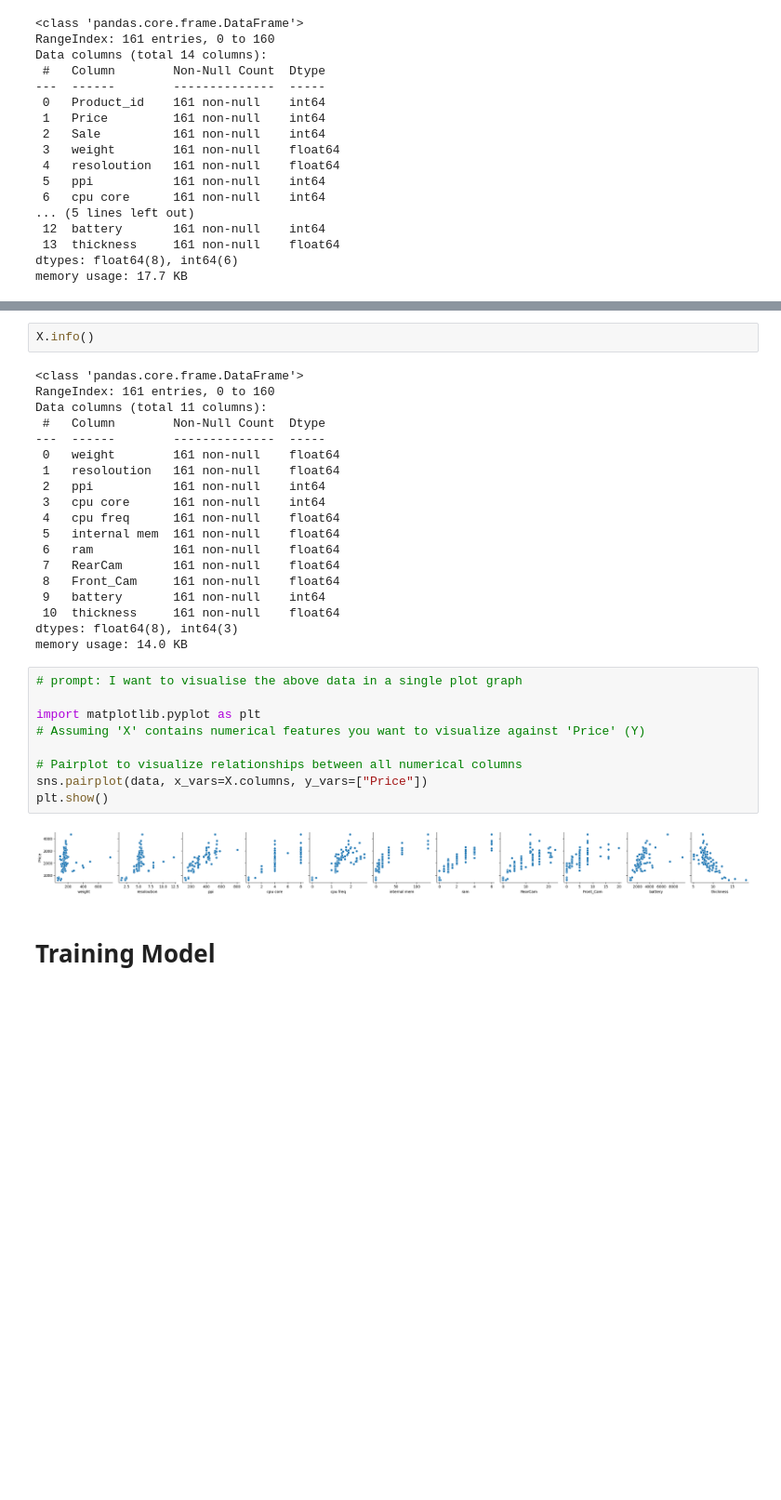
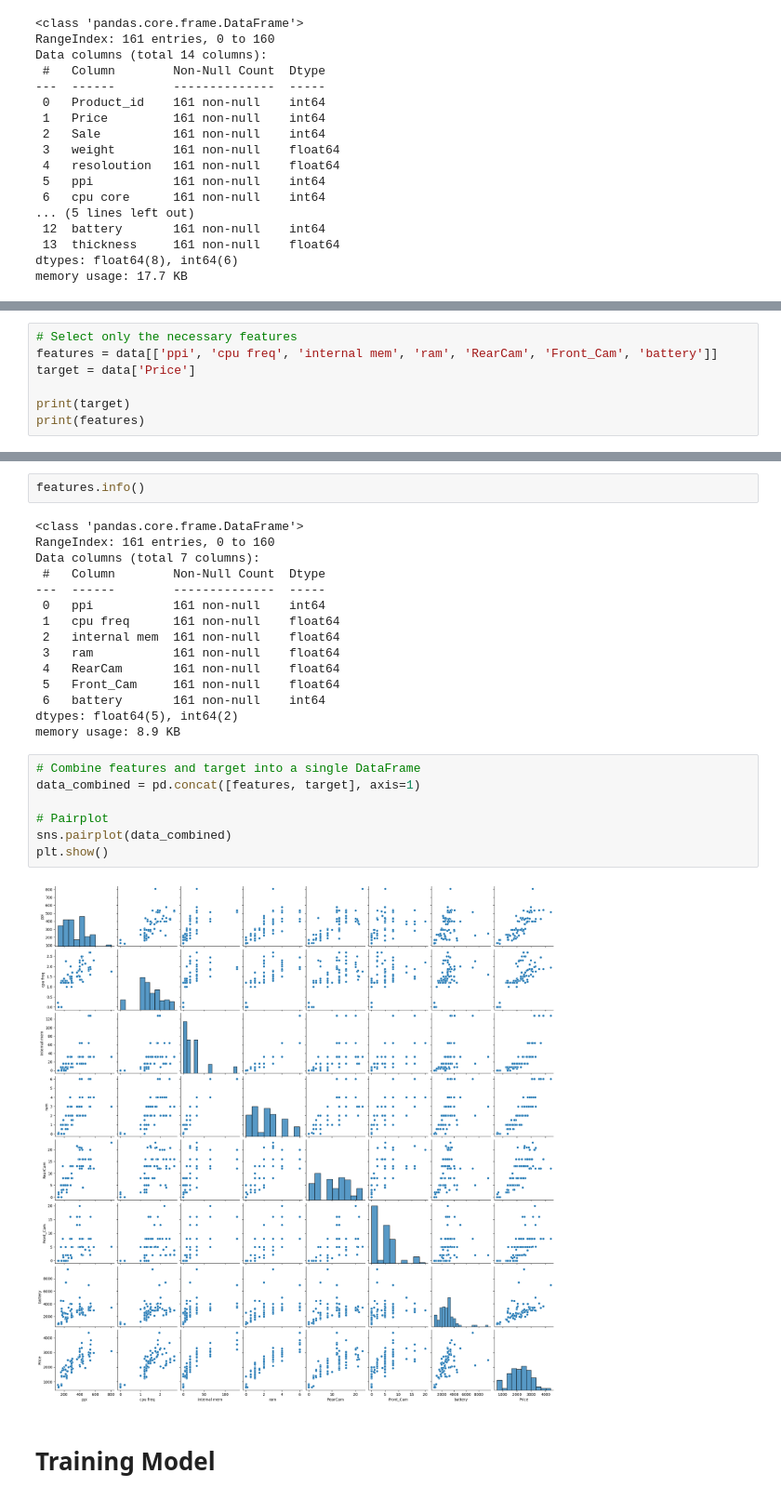
Before and after one commit to Mwangi-dan/linear_regression_model, a Jupyter notebook: summative/linear_regression/cellphone_prediction_multivariate_Linear_regression_Daniel_Ndungu.ipynb, the cells around one changed output, grey strips where cells are left out. Shown at 93% size. Saved outputs shown, nothing was run; the diff lists cells and outputs as text; blank space fills up the shorter version.

```diff
--- a/summative/linear_regression/cellphone_prediction_multivariate_Linear_regression_Daniel_Ndungu.ipynb
+++ b/summative/linear_regression/cellphone_prediction_multivariate_Linear_regression_Daniel_Ndungu.ipynb
@@ -86,0 +73,7 @@ Name: Price, Length: 161, dtype: int64
+# %%
+# Select only the necessary features
+features = data[['ppi', 'cpu freq', 'internal mem', 'ram', 'RearCam', 'Front_Cam', 'battery']]
+target = data['Price']
+
+print(target)
+print(features)
@@ -87,35 +98,29 @@ Name: Price, Length: 161, dtype: int64
 # %%
-X.info()
+features.info()
 # %% [output]
 <class 'pandas.core.frame.DataFrame'>
 RangeIndex: 161 entries, 0 to 160
-Data columns (total 11 columns):
+Data columns (total 7 columns):
  #   Column        Non-Null Count  Dtype
 ---  ------        --------------  -----
- 0   weight        161 non-null    float64
- 1   resoloution   161 non-null    float64
- 2   ppi           161 non-null    int64
- 3   cpu core      161 non-null    int64
- 4   cpu freq      161 non-null    float64
- 5   internal mem  161 non-null    float64
- 6   ram           161 non-null    float64
- 7   RearCam       161 non-null    float64
- 8   Front_Cam     161 non-null    float64
- 9   battery       161 non-null    int64
- 10  thickness     161 non-null    float64
-dtypes: float64(8), int64(3)
-memory usage: 14.0 KB
+ 0   ppi           161 non-null    int64
+ 1   cpu freq      161 non-null    float64
+ 2   internal mem  161 non-null    float64
+ 3   ram           161 non-null    float64
+ 4   RearCam       161 non-null    float64
+ 5   Front_Cam     161 non-null    float64
+ 6   battery       161 non-null    int64
+dtypes: float64(5), int64(2)
+memory usage: 8.9 KB
-# %%
-# prompt: I want to visualise the above data in a single plot graph
-
-import matplotlib.pyplot as plt
-# Assuming 'X' contains numerical features you want to visualize against 'Price' (Y)
-
-# Pairplot to visualize relationships between all numerical columns
-sns.pairplot(data, x_vars=X.columns, y_vars=["Price"])
-plt.show()
-# %% [output]
-[figure, removed]
+# %%
+# Combine features and target into a single DataFrame
+data_combined = pd.concat([features, target], axis=1)
+
+# Pairplot
+sns.pairplot(data_combined)
+plt.show()
+# %% [output]
+[figure, added]
 # %% [markdown]
 # Training Model
 # %%
```
Also changed, not shown: parts of 10 cells of this notebook.
